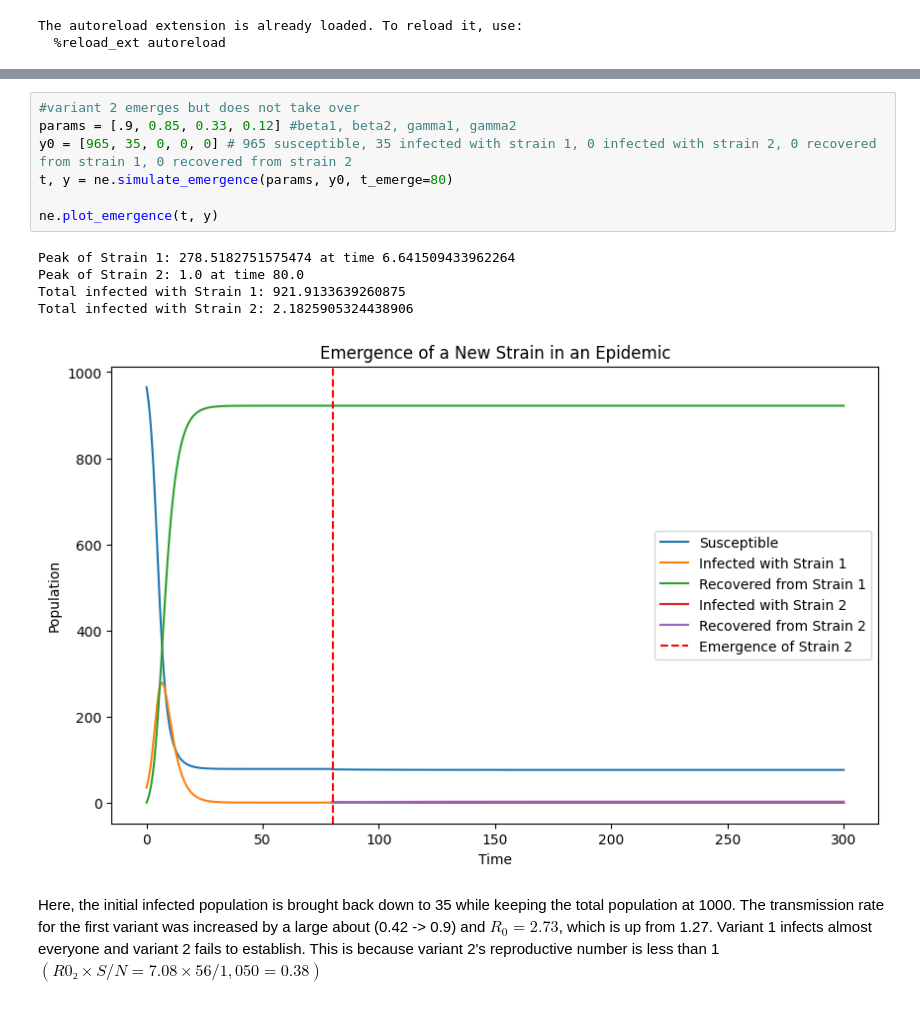
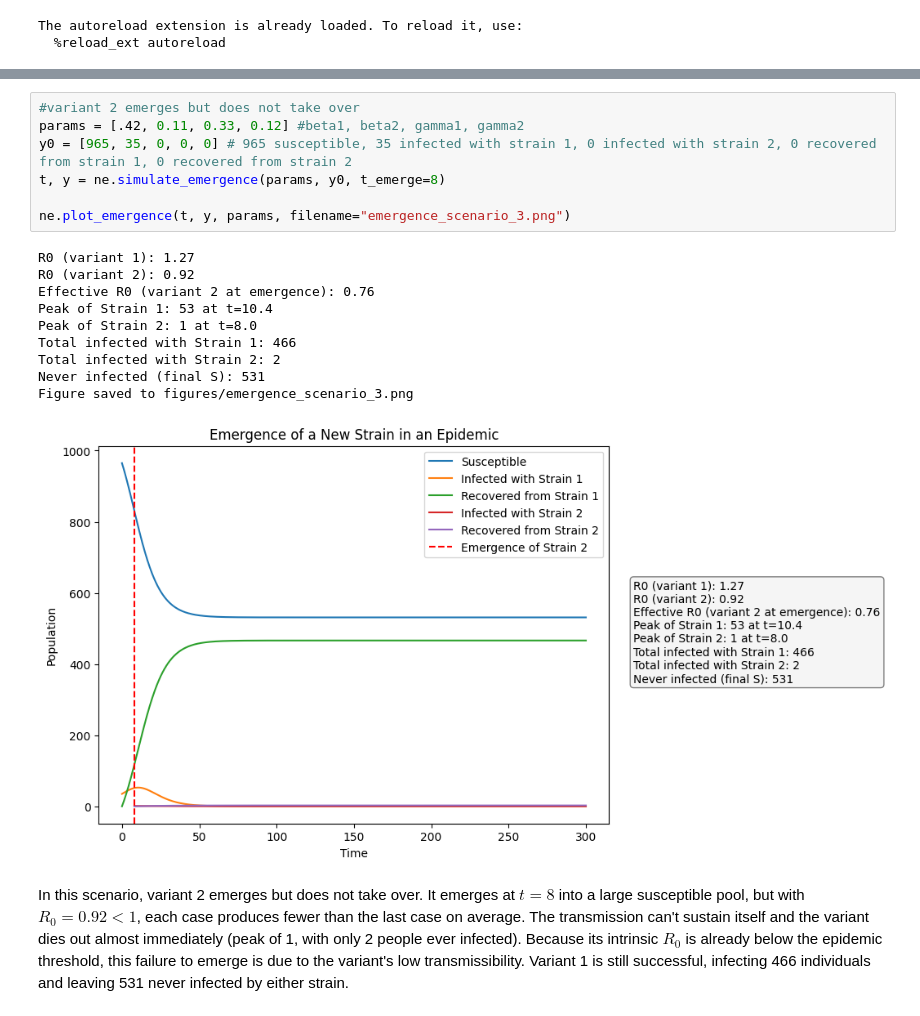
Before and after one commit to kguzman24/epidemic-drivers-through-machine-learning, a Jupyter notebook: notebooks/exploring_new_emergence.ipynb, the cells around one changed output, grey strips where cells are left out. Saved outputs shown, nothing was run; the diff lists cells and outputs as text.

```diff
--- a/notebooks/exploring_new_emergence.ipynb
+++ b/notebooks/exploring_new_emergence.ipynb
@@ -60,15 +70,20 @@ Scenario 3 - Variant 2 emerges and fails to take over
 # %%
 #variant 2 emerges but does not take over
-params = [.9, 0.85, 0.33, 0.12] #beta1, beta2, gamma1, gamma2
+params = [.42, 0.11, 0.33, 0.12] #beta1, beta2, gamma1, gamma2
 y0 = [965, 35, 0, 0, 0] # 965 susceptible, 35 infected with strain 1, 0 infected with strain 2, 0 recovered from strain 1, 0 recovered from strain 2
-t, y = ne.simulate_emergence(params, y0, t_emerge=80)
+t, y = ne.simulate_emergence(params, y0, t_emerge=8)
 
-ne.plot_emergence(t, y)
+ne.plot_emergence(t, y, params, filename="emergence_scenario_3.png")
 # %% [output]
-Peak of Strain 1: 278.5182751575474 at time 6.641509433962264
-Peak of Strain 2: 1.0 at time 80.0
-Total infected with Strain 1: 921.9133639260875
-Total infected with Strain 2: 2.1825905324438906
+R0 (variant 1): 1.27
+R0 (variant 2): 0.92
+Effective R0 (variant 2 at emergence): 0.76
+Peak of Strain 1: 53 at t=10.4
+Peak of Strain 2: 1 at t=8.0
+Total infected with Strain 1: 466
+Total infected with Strain 2: 2
+Never infected (final S): 531
+Figure saved to figures/emergence_scenario_3.png
-[figure, old version]
+[figure, new version]
 # %% [markdown]
-Here, the initial infected population is brought back down to 35 while keeping the total population at 1000. The transmission rate for the first variant was increased by a large about (0.42 -> 0.9) and $R_0 =2.73$, which is up from 1.27. Variant 1 infects almost everyone and variant 2 fails to establish. This is because variant 2's reproductive number is less than 1 $(R0₂ × S/N = 7.08 × 56/1,050 = 0.38)$
+In this scenario, variant 2 emerges but does not take over. It emerges at $t = 8$ into a large susceptible pool, but with $R_0 = 0.92 <1$, each case produces fewer than the last case on average. The transmission can't sustain itself and the variant dies out almost immediately (peak of 1, with only 2 people ever infected). Because its intrinsic $R_0$ is already below the epidemic threshold, this failure to emerge is due to the variant's low transmissibility. Variant 1 is still successful, infecting 466 individuals and leaving 531 never infected by either strain.
```
Also changed, not shown: parts of 7 cells of this notebook, 5 other files.
